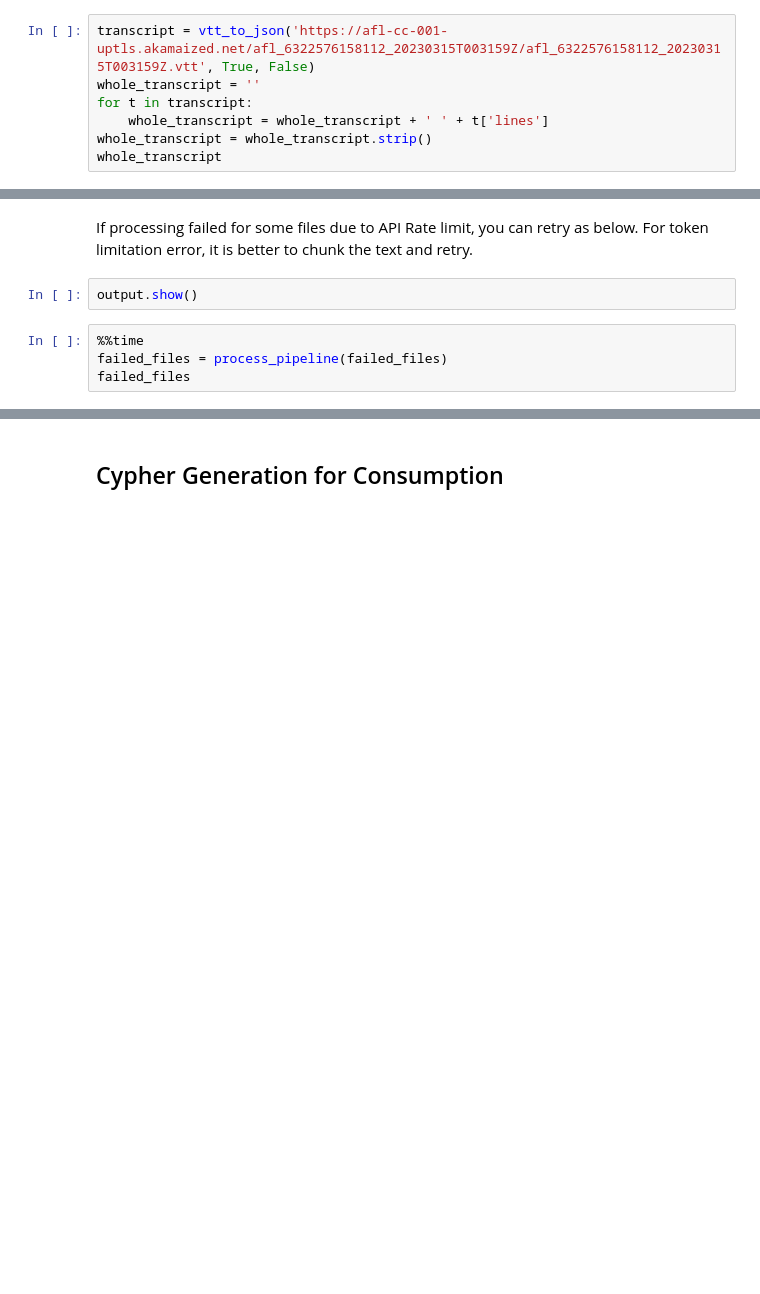
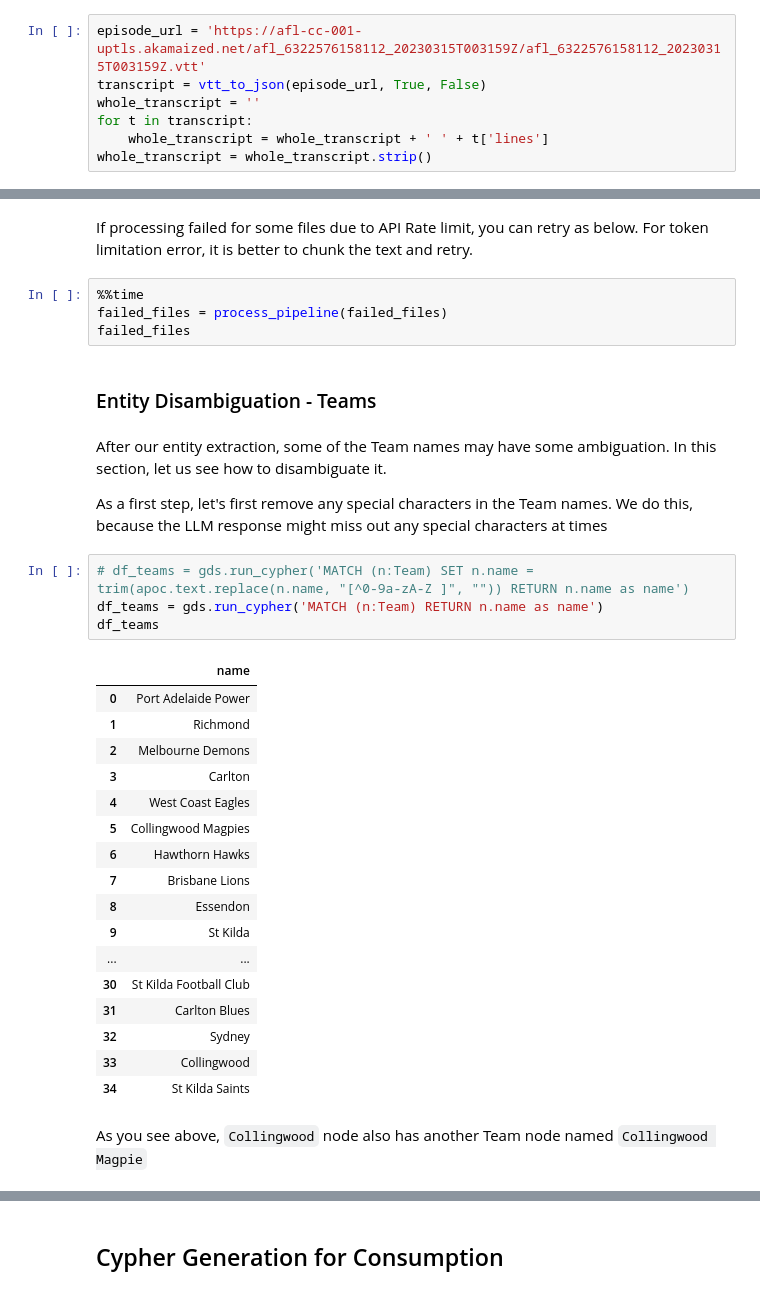
Before and after one commit to neo4j-partners/neo4j-generative-ai-intelligent-app-from-videos-google, a Jupyter notebook: notebook/notebook.ipynb, the cells around one changed output, grey strips where cells are left out. Saved outputs shown, nothing was run; the diff lists cells and outputs as text; blank space fills up the shorter version.

```diff
--- a/notebook/notebook.ipynb
+++ b/notebook/notebook.ipynb
@@ -76,12 +76,12 @@ def vtt_to_json(url, dedupe, single):
 # %% [markdown]
 Let's text out the extraction for a `vtt` file
 # %%
-transcript = vtt_to_json('https://afl-cc-001-uptls.akamaized.net/afl_6322576158112_20230315T003159Z/afl_6322576158112_20230315T003159Z.vtt', True, False)
+episode_url = 'https://afl-cc-001-uptls.akamaized.net/afl_6322576158112_20230315T003159Z/afl_6322576158112_20230315T003159Z.vtt'
+transcript = vtt_to_json(episode_url, True, False)
 whole_transcript = ''
 for t in transcript:
     whole_transcript = whole_transcript + ' ' + t['lines']
 whole_transcript = whole_transcript.strip()
-whole_transcript
 # %% [markdown]
 Now, let's write some helper functions to call VertexAI's `text-bison` and `code-bison` models. For certain extraction jobs, we will use the text model as the performance is good. FOr others, we will stick with the code model
 # %%
@@ -687,8 +751,36 @@ failed_files = run_pipeline(['https://afl-cc-001-uptls.akamaized.net/afl_6322933
 # %% [markdown]
 If processing failed for some files due to API Rate limit, you can retry as below. For token limitation error, it is better to chunk the text and retry.
-# %%
-output.show()
 # %%
 %%time
 failed_files = process_pipeline(failed_files)
 failed_files
+# %% [markdown]
+### Entity Disambiguation - Teams
+# %% [markdown]
+After our entity extraction, some of the Team names may have some ambiguation. In this section, let us see how to disambiguate it.
+
+As a first step, let's first remove any special characters in the Team names. We do this, because the LLM response might miss out any special characters at times
+# %%
+# df_teams = gds.run_cypher('MATCH (n:Team) SET n.name = trim(apoc.text.replace(n.name, "[^0-9a-zA-Z ]", "")) RETURN n.name as name')
+df_teams = gds.run_cypher('MATCH (n:Team) RETURN n.name as name')
+df_teams
+# %% [output]
+|  | name |
+| 0 | Port Adelaide Power |
+| 1 | Richmond |
+| 2 | Melbourne Demons |
+| 3 | Carlton |
+| 4 | West Coast Eagles |
+| 5 | Collingwood Magpies |
+| 6 | Hawthorn Hawks |
+| 7 | Brisbane Lions |
+| 8 | Essendon |
+| 9 | St Kilda |
+| ... | ... |
+| 30 | St Kilda Football Club |
+| 31 | Carlton Blues |
+| 32 | Sydney |
+| 33 | Collingwood |
+| 34 | St Kilda Saints |
+# %% [markdown]
+As you see above, `Collingwood` node also has another Team node named `Collingwood Magpie`
```
Also changed, not shown: parts of 23 cells of this notebook.
